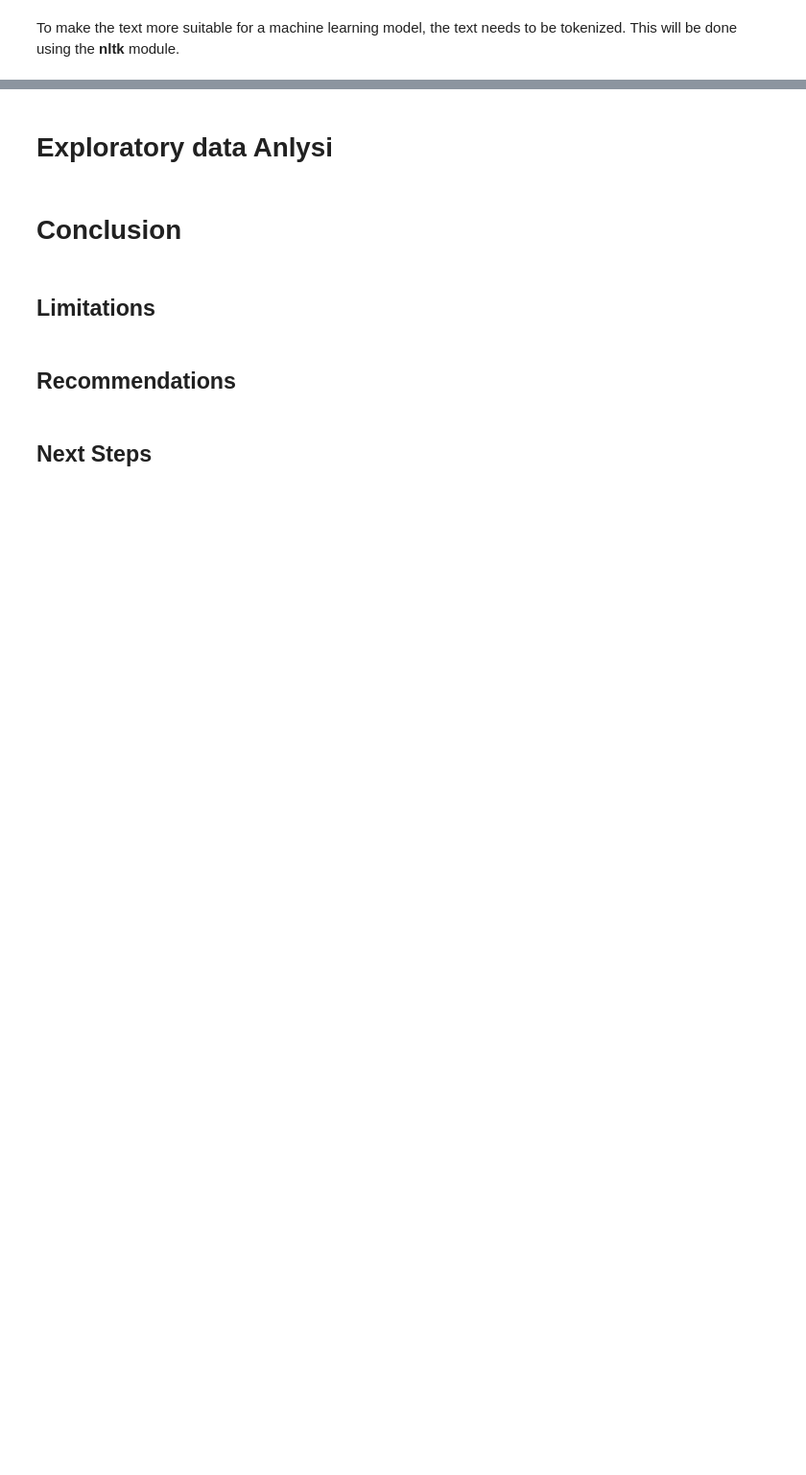
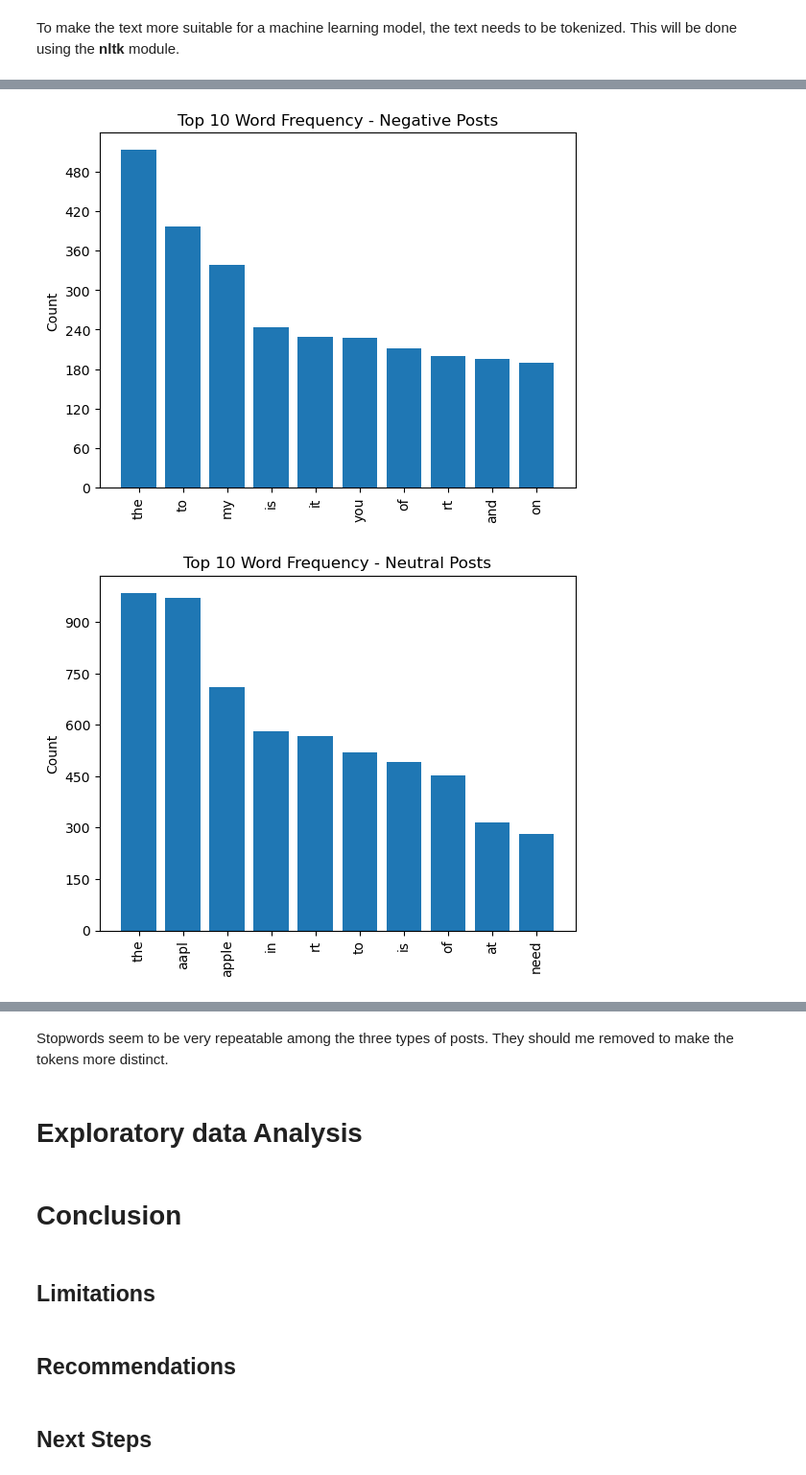
Before and after one commit to mkearns17/NLP_Project, a Jupyter notebook: notebook.ipynb, the cells around one changed output, grey strips where cells are left out. Shown at 96% size. Cells and saved outputs as stored; diff of their text form; code cells hidden in the pictures; blank space fills up the shorter version.

```diff
--- a/notebook.ipynb
+++ b/notebook.ipynb
@@ -105,0 +202,12 @@ import re
+# %%
+# Add in labels for filtering (we won't pass them in to the model)
+neg_freq_dist = FreqDist(df[df['sentiment'] == 1]['text_tokenized'].explode())
+neut_freq_dist = FreqDist(df[df['sentiment'] == 3]['text_tokenized'].explode())
+pos_freq_dist = FreqDist(df[df['sentiment'] == 5]['text_tokenized'].explode())
+
+visualize_top_10(neg_freq_dist, 'Top 10 Word Frequency - Negative Posts')
+visualize_top_10(neut_freq_dist, 'Top 10 Word Frequency - Neutral Posts')
+visualize_top_10(pos_freq_dist, 'Top 10 Word Frequency - Positive Posts')
+# %% [output]
+[figure, added]
+[figure, added]
@@ -106,5 +215,7 @@ import re
+# %% [markdown]
+Stopwords seem to be very repeatable among the three types of posts. They should me removed to make the tokens more distinct.
 # %% [markdown]
-# Exploratory data Anlysi
+# Exploratory data Analysis
 # %% [markdown]
 # Conclusion
 # %% [markdown]
```
Also changed, not shown: parts of 12 cells of this notebook.
